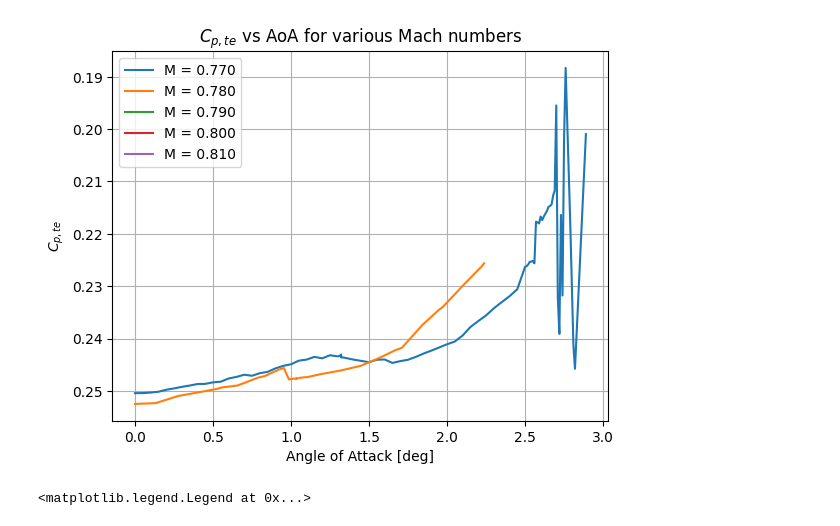
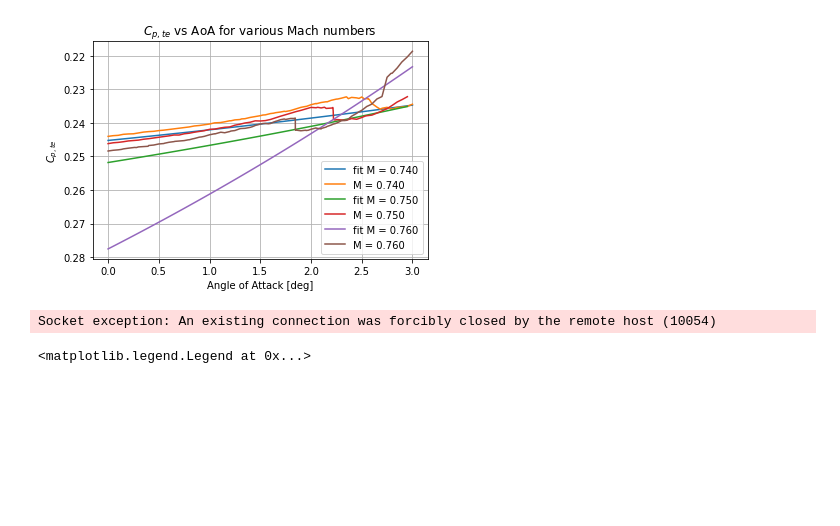
Before and after one commit to lpender3672/MEng-CW, a Jupyter notebook: IIB/4A7/transonic_wing/plot_cpte_vs_alpha.ipynb, the cells around one changed output. Cells and saved outputs as stored; diff of their text form; code cells hidden in the pictures; blank space fills up the shorter version.

```diff
--- a/IIB/4A7/transonic_wing/plot_cpte_vs_alpha.ipynb
+++ b/IIB/4A7/transonic_wing/plot_cpte_vs_alpha.ipynb
@@ -16,7 +17,7 @@ def load_password(path):
     return pwd
 # %%
 try:
-    window = gw.getWindowsWithTitle("millenicut:19")[0]
+    window = gw.getWindowsWithTitle("millenicut")[0]
 except IndexError:
     raise Exception("Window not found")
 
@@ -31,10 +32,9 @@ App.alpha = 2.3
 App.M = 0.75
 App.Re = 10
 # %%
-nalph = 10
-alphas = np.linspace(0, 4, nalph)
-cs = plt.cm.viridis(np.linspace(0, 1, nalph))
-M = 0.7
+alphas = np.arange(2.1, 2.6, 0.1)
+cs = plt.cm.viridis(np.linspace(0, 1, len(alphas)))
+M = 0.73
 
 plt.gca().invert_yaxis()
 i = 0
@@ -44,9 +44,13 @@ for alpha in alphas:
     if res is None:
         continue
 
-    plt.plot(res.x, res.cp, color=cs[i], linewidth = 1)
+    plt.plot(res.x, res.cp, color=cs[i], linewidth = 1, label=f'Alpha = {alpha:.2f} deg')
 
     i += 1
+
+cpstar = cpstar_from_mach(M)
+print(cpstar)
+plt.hlines(cpstar, 0, 1, 'r', '--')
 
 # add colourbar
 
@@ -64,5 +68,5 @@ plt.grid()
 plt.legend()
 
 
-plt.savefig('figures/cp_vs_xc_alphas.png')
+plt.savefig('figures/cp_vs_xc_alphas.png', dpi=300)
 # %% [output]
@@ -72,7 +76,7 @@ No artists with labels found to put in legend.  Note that artists whose label st
 nmach = 10
 alpha = 2.3
 machs = np.linspace(0.72, 0.77, nmach)
-cs = plt.cm.viridis(np.linspace(0, 1, nalph))
+cs = plt.cm.viridis(np.linspace(0, 1, nmach))
 
 plt.gca().invert_yaxis()
 i = 0
@@ -102,6 +106,6 @@ plt.grid()
 plt.legend()
 
 
-plt.savefig('figures/cp_vs_xc_machs.png')
+plt.savefig('figures/cp_vs_xc_machs.png', dpi=400)
 # %% [output]
 No artists with labels found to put in legend.  Note that artists whose label start with an underscore are ignored when legend() is called with no argument.
@@ -115,27 +119,46 @@ for m in machs:
     for a in alphas:
         res = App.run(m, a, 10)
 # %%
-machs = np.arange(0.77, 0.81, 0.01)
+
+from scipy.optimize import curve_fit
+
+def f(x, b, c):
+    return b * np.exp(0.1 * x) + c
+
+machs = np.arange(0.74, 0.76, 0.01)
 for m in machs:
     als, cps = App.cpte_alpha(m, 10)
+
+    idx = np.argmax(np.gradient(cps))
+    als_fit = als[idx:]
+    cps_fit = cps[idx:]
+
+    try:
+        popt, pcov = curve_fit(f, als_fit, cps_fit)
+        x = np.linspace(als.min(), als_fit.max(), 100)
+        y = f(x, *popt)
+        plt.plot(x, y, label=f'fit M = {m:.3f}')
+    except RuntimeError:
+        pass
 
     plt.plot(als, cps, label=f'M = {m:.3f}')
 
 plt.xlabel('Angle of Attack [deg]')
 plt.ylabel('$C_{p,te}$')
 
 
 # flip y axis
 plt.gca().invert_yaxis()
 
 plt.title('$C_{p,te}$ vs AoA for various Mach numbers')
 
 plt.grid()
 plt.legend()
 
 plt.savefig('figures/cpte_vs_alpha_machs.png', dpi = 300)
 # %% [output]
-[figure, old version]
+[figure, new version]
+Socket exception: An existing connection was forcibly closed by the remote host (10054)
 # %%
 alphas = np.linspace(2, 2.6, 10)
 for a in alphas[::2]:
```
Also changed, not shown: parts of 5 cells of this notebook, 10 other files.
